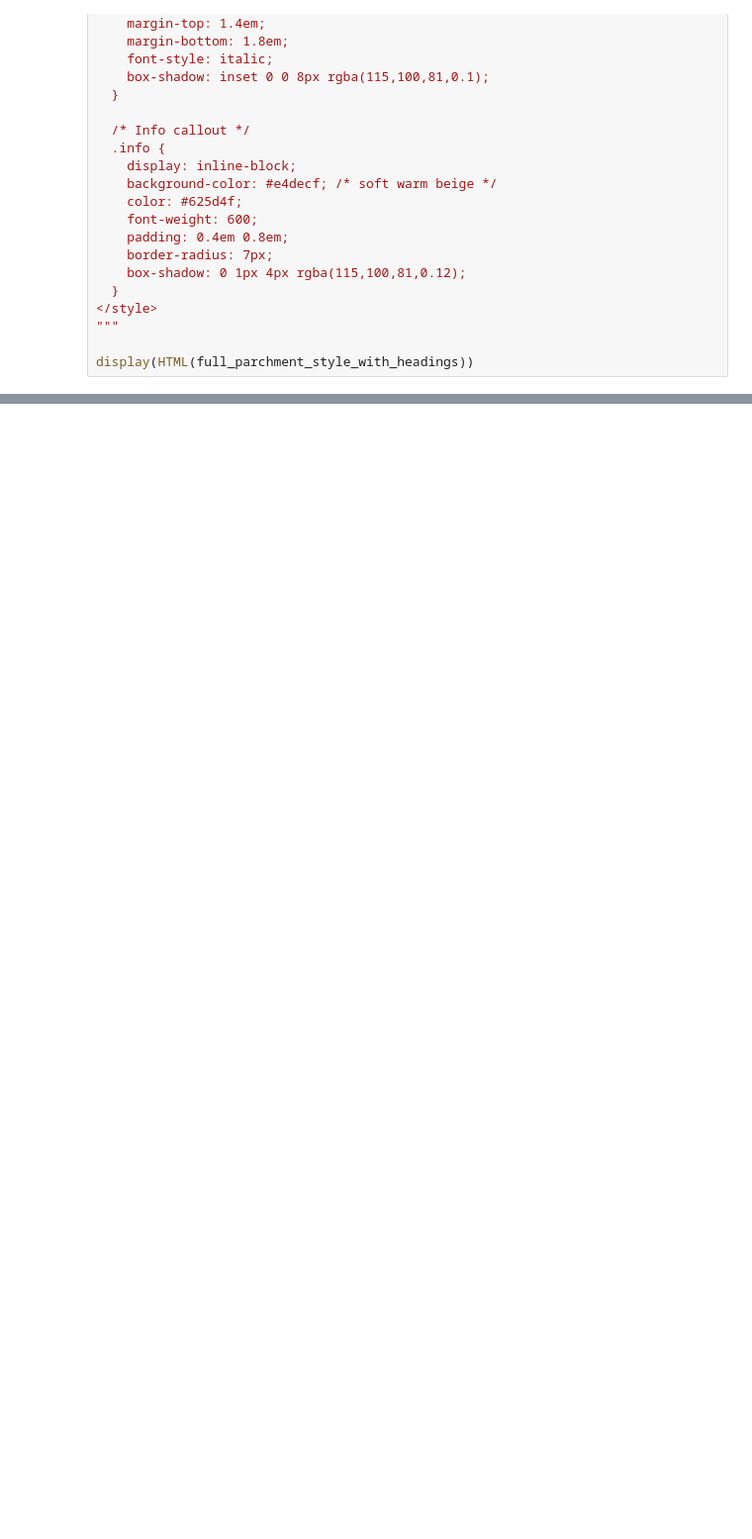
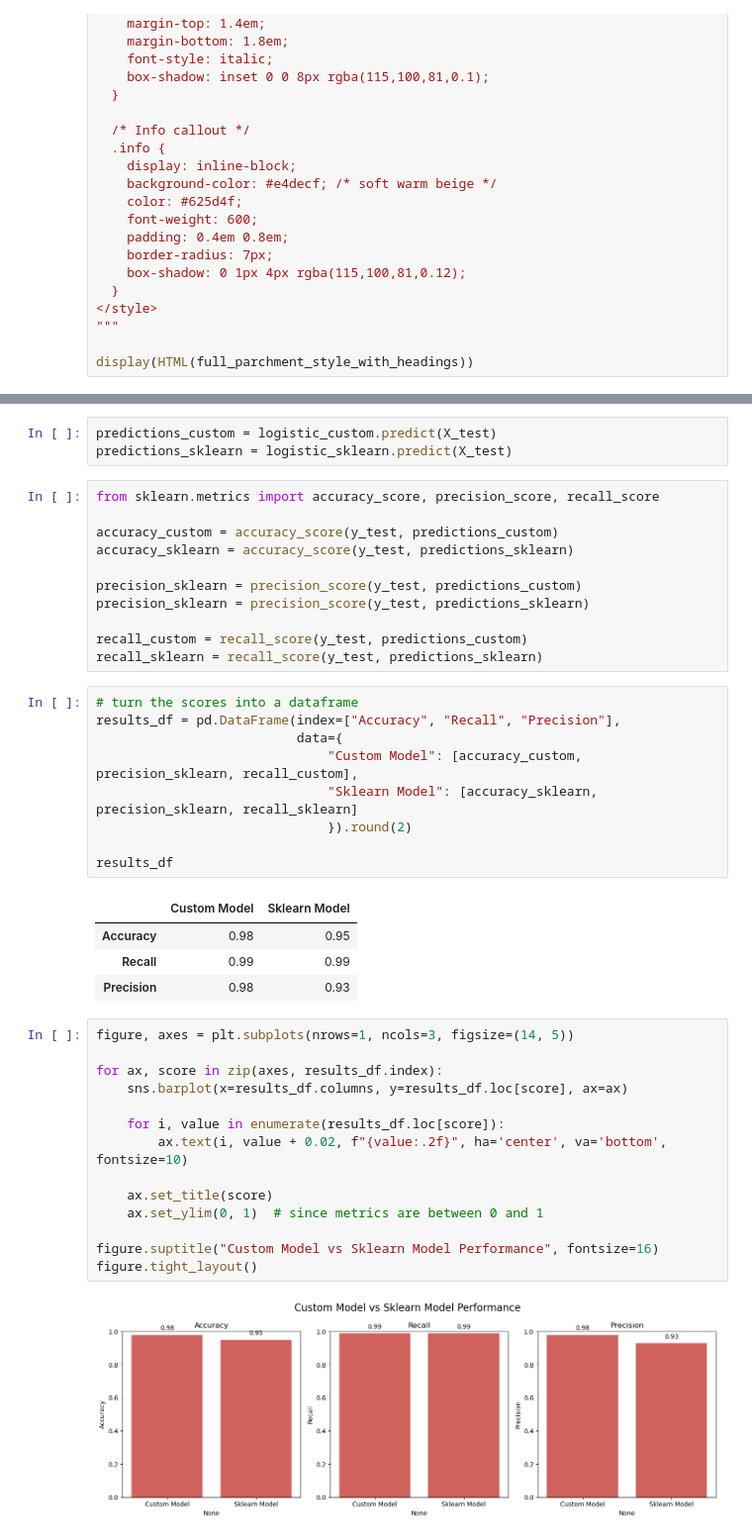
Before and after one commit to MustafaAdam/ml, a Jupyter notebook: custom models/logistic_regression/custom_logistic_regression_2.ipynb, the cells around one changed output, grey strips where cells are left out. Shown: that part at 99% size. Saved outputs shown, nothing was run; the diff lists cells and outputs as text; blank space fills up the shorter version.

```diff
--- a/custom models/logistic_regression/custom_logistic_regression_2.ipynb
+++ b/custom models/logistic_regression/custom_logistic_regression_2.ipynb
@@ -224,0 +315,44 @@ class CustomLogisticRegression:
+# %%
+predictions_custom = logistic_custom.predict(X_test)
+predictions_sklearn = logistic_sklearn.predict(X_test)
+# %%
+from sklearn.metrics import accuracy_score, precision_score, recall_score
+
+accuracy_custom = accuracy_score(y_test, predictions_custom)
+accuracy_sklearn = accuracy_score(y_test, predictions_sklearn)
+
+precision_sklearn = precision_score(y_test, predictions_custom)
+precision_sklearn = precision_score(y_test, predictions_sklearn)
+
+recall_custom = recall_score(y_test, predictions_custom)
+recall_sklearn = recall_score(y_test, predictions_sklearn)
+# %%
+# turn the scores into a dataframe
+results_df = pd.DataFrame(index=["Accuracy", "Recall", "Precision"],
+                          data={
+                              "Custom Model": [accuracy_custom, precision_sklearn, recall_custom],
+                              "Sklearn Model": [accuracy_sklearn, precision_sklearn, recall_sklearn]
+                              }).round(2)
+
+results_df
+# %% [output]
+|  | Custom Model | Sklearn Model |
+| Accuracy | 0.98 | 0.95 |
+| Recall | 0.99 | 0.99 |
+| Precision | 0.98 | 0.93 |
+# %%
+figure, axes = plt.subplots(nrows=1, ncols=3, figsize=(14, 5))
+
+for ax, score in zip(axes, results_df.index):
+    sns.barplot(x=results_df.columns, y=results_df.loc[score], ax=ax)
+
+    for i, value in enumerate(results_df.loc[score]):
+        ax.text(i, value + 0.02, f"{value:.2f}", ha='center', va='bottom', fontsize=10)
+
+    ax.set_title(score)
+    ax.set_ylim(0, 1)  # since metrics are between 0 and 1
+
+figure.suptitle("Custom Model vs Sklearn Model Performance", fontsize=16)
+figure.tight_layout()
+# %% [output]
+[figure, added]
```
Also changed, not shown: parts of 4 cells of this notebook, 1 other file.
